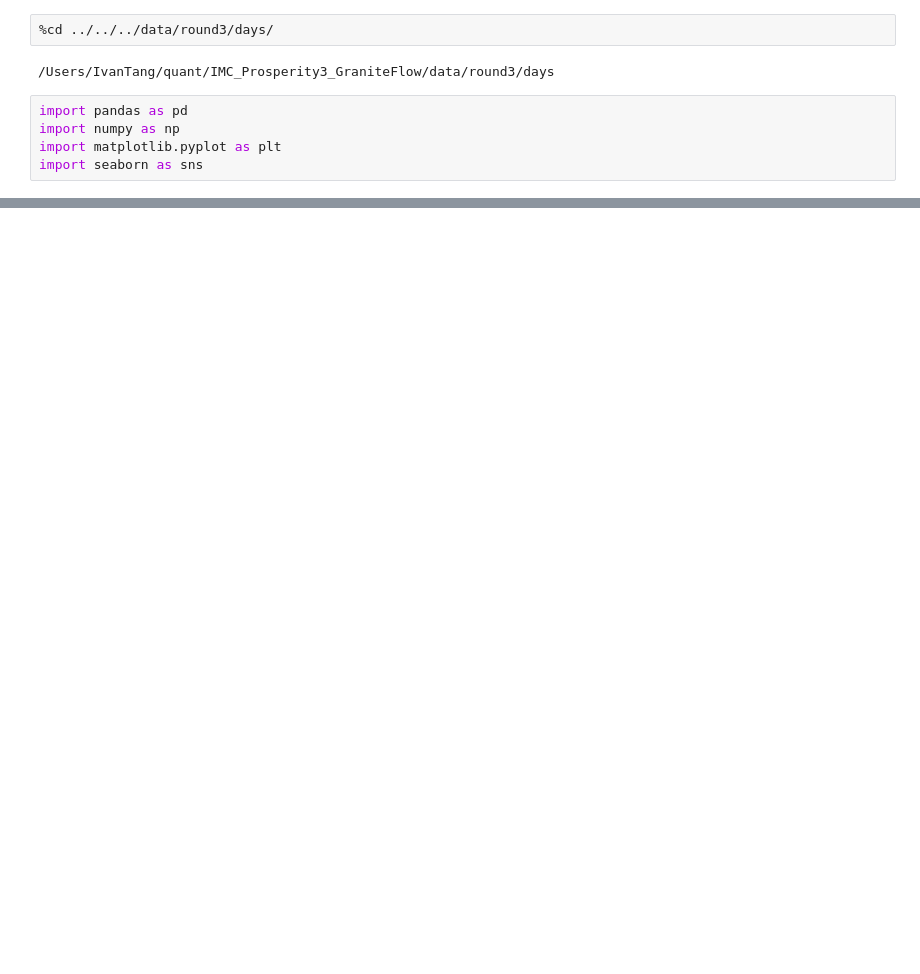
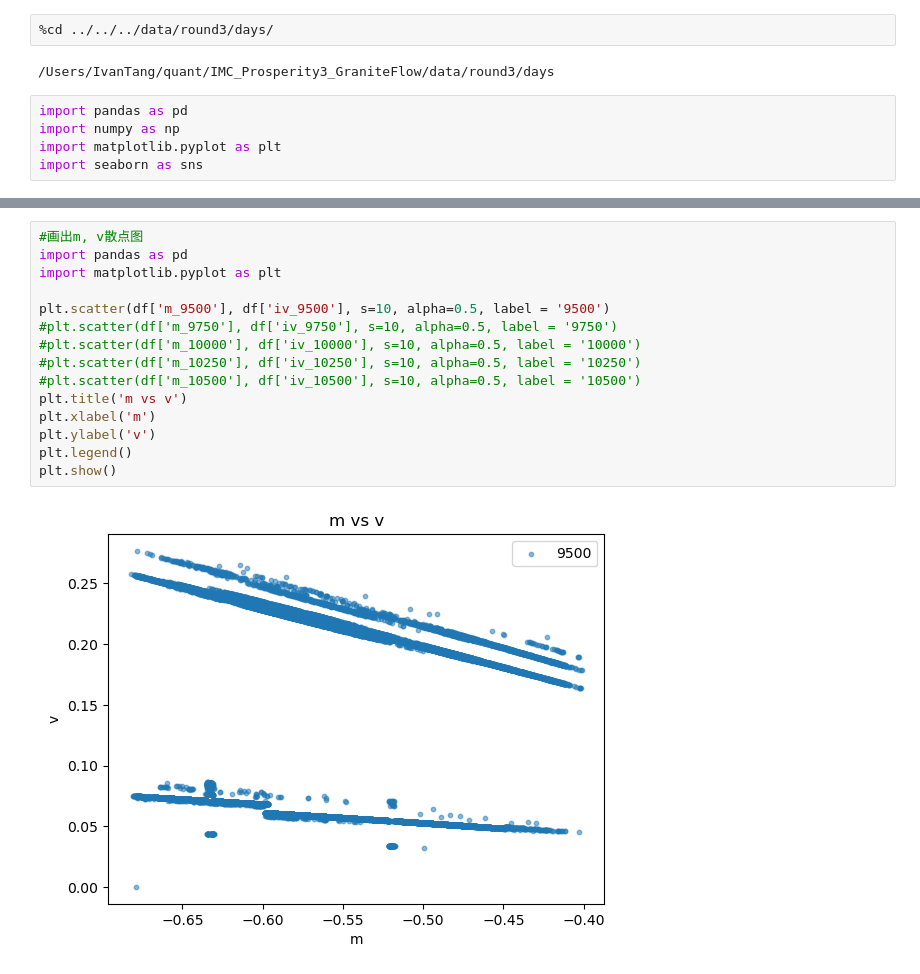
Before and after one commit to IMC-Prosperity-Granite-Flow/IMC_Prosperity3_GraniteFlow, a Jupyter notebook: src/analysis/round3/main.ipynb, the cells around one changed output, grey strips where cells are left out. Drawn from its saved outputs; the diff is of its cells as text; blank space fills up the shorter version.

```diff
--- a/src/analysis/round3/main.ipynb
+++ b/src/analysis/round3/main.ipynb
@@ -41,0 +53,17 @@ plt.plot(df0['delta9500'] - df0['delta10500'])
+# %%
+#画出m, v散点图
+import pandas as pd
+import matplotlib.pyplot as plt
+
+plt.scatter(df['m_9500'], df['iv_9500'], s=10, alpha=0.5, label = '9500')
+#plt.scatter(df['m_9750'], df['iv_9750'], s=10, alpha=0.5, label = '9750')
+#plt.scatter(df['m_10000'], df['iv_10000'], s=10, alpha=0.5, label = '10000')
+#plt.scatter(df['m_10250'], df['iv_10250'], s=10, alpha=0.5, label = '10250')
+#plt.scatter(df['m_10500'], df['iv_10500'], s=10, alpha=0.5, label = '10500')
+plt.title('m vs v')
+plt.xlabel('m')
+plt.ylabel('v')
+plt.legend()
+plt.show()
+# %% [output]
+[figure, added]
```
Also changed, not shown: parts of 8 cells of this notebook, 4 other files.
